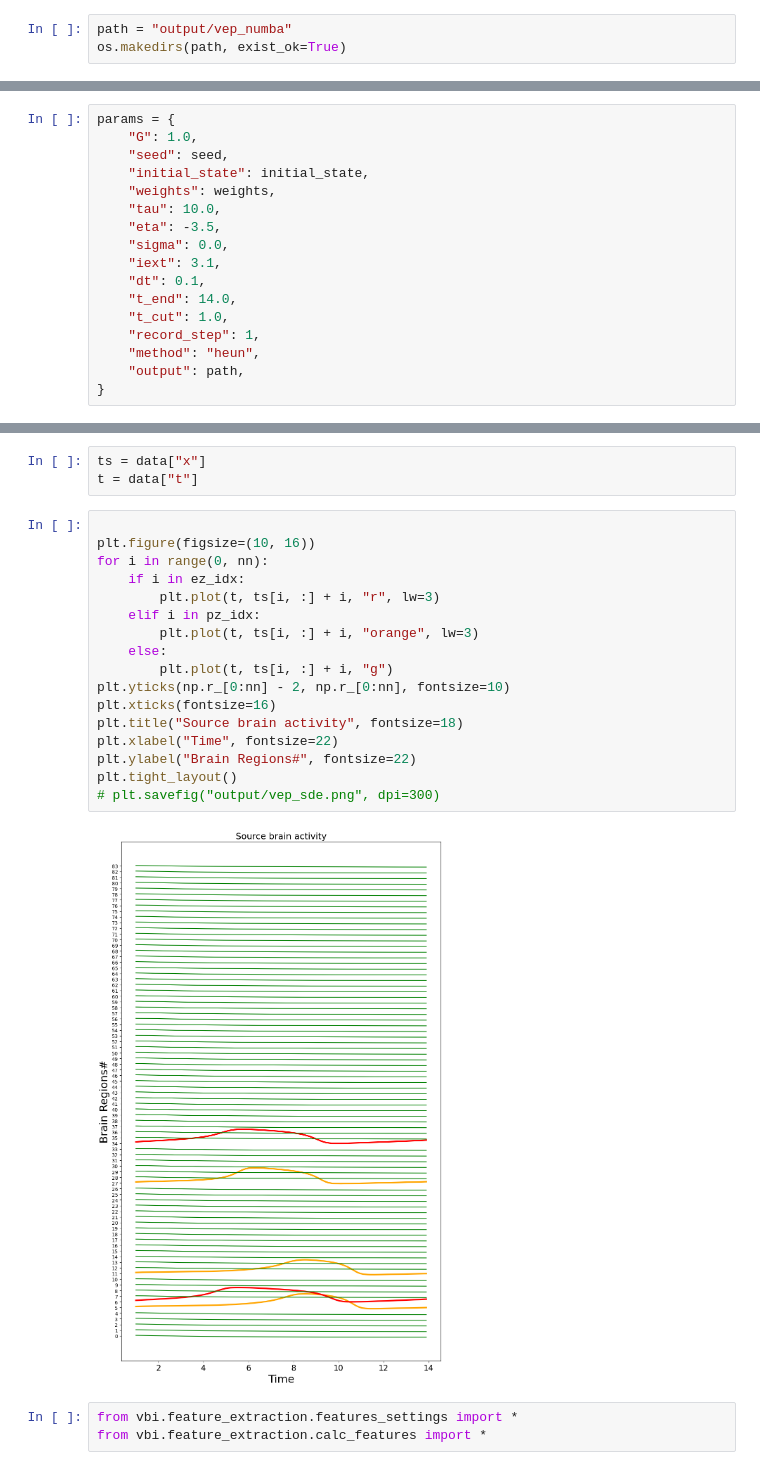
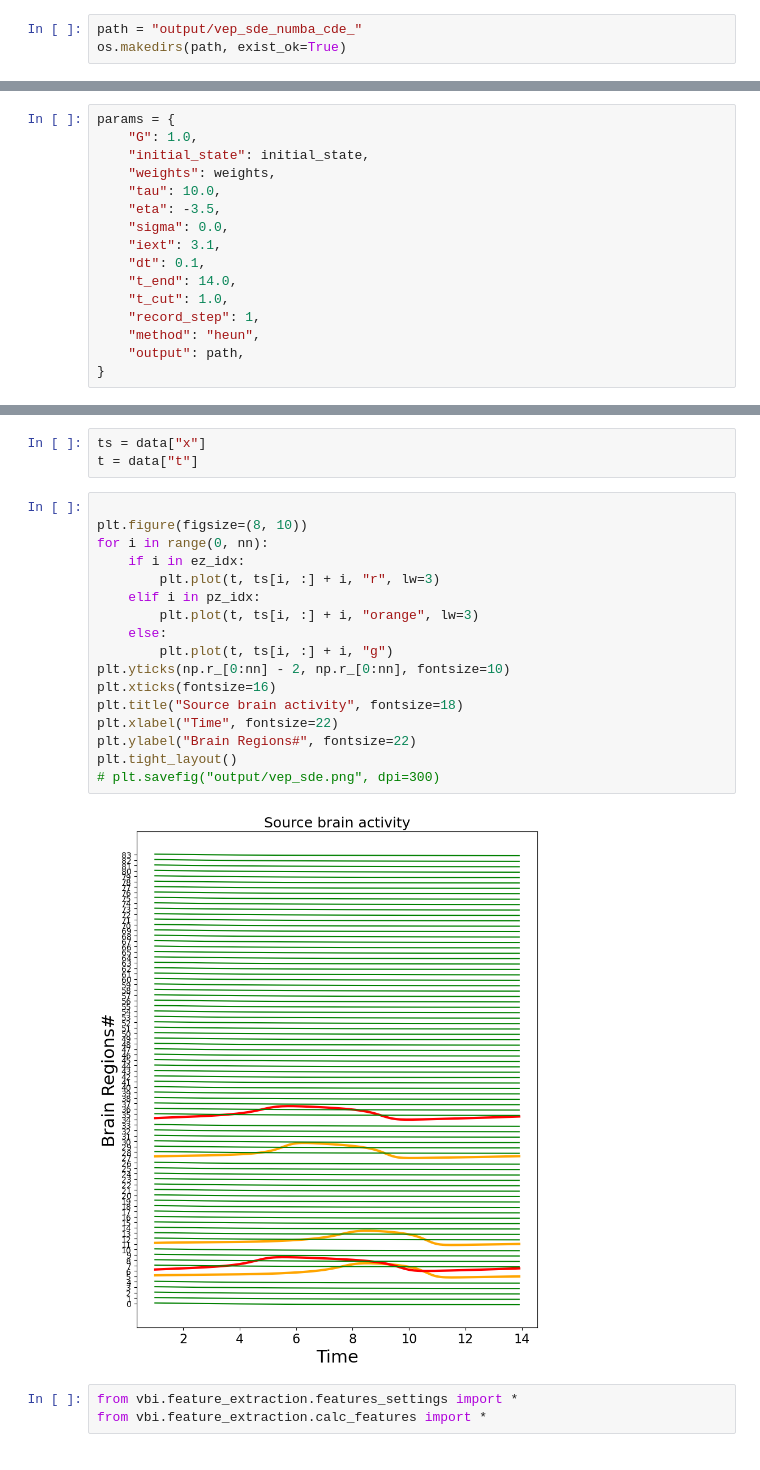
Before and after one commit to ins-amu/vbi, a Jupyter notebook: docs/examples/vep_sde_numba_cde.ipynb, the cells around one changed output, grey strips where cells are left out. Drawn from its saved outputs; the diff is of its cells as text.

```diff
--- a/docs/examples/vep_sde_numba_cde.ipynb
+++ b/docs/examples/vep_sde_numba_cde.ipynb
@@ -22,7 +32,7 @@ from vbi.utils import posterior_shrinkage_numpy, posterior_zscore_numpy, posteri
 seed = 2
 np.random.seed(seed)
 # %%
-path = "output/vep_numba"
+path = "output/vep_sde_numba_cde_"
 os.makedirs(path, exist_ok=True)
 # %%
 weights = np.loadtxt("data/weights1.txt")
@@ -50,7 +60,6 @@ initial_state[nn:] = 3.5
 # %%
 params = {
     "G": 1.0,
-    "seed": seed,
     "initial_state": initial_state,
     "weights": weights,
     "tau": 10.0,
@@ -85,23 +94,23 @@ ts = data["x"]
 t = data["t"]
 # %%
 
-plt.figure(figsize=(10, 16))
+plt.figure(figsize=(8, 10))
 for i in range(0, nn):
     if i in ez_idx:
         plt.plot(t, ts[i, :] + i, "r", lw=3)
     elif i in pz_idx:
         plt.plot(t, ts[i, :] + i, "orange", lw=3)
     else:
         plt.plot(t, ts[i, :] + i, "g")
 plt.yticks(np.r_[0:nn] - 2, np.r_[0:nn], fontsize=10)
 plt.xticks(fontsize=16)
 plt.title("Source brain activity", fontsize=18)
 plt.xlabel("Time", fontsize=22)
 plt.ylabel("Brain Regions#", fontsize=22)
 plt.tight_layout()
 # plt.savefig("output/vep_sde.png", dpi=300)
 # %% [output]
-[figure, old version]
+[figure, new version]
 # %%
 from vbi.feature_extraction.features_settings import *
 from vbi.feature_extraction.calc_features import *
```
Also changed, not shown: parts of 3 cells of this notebook, 7 other files.
